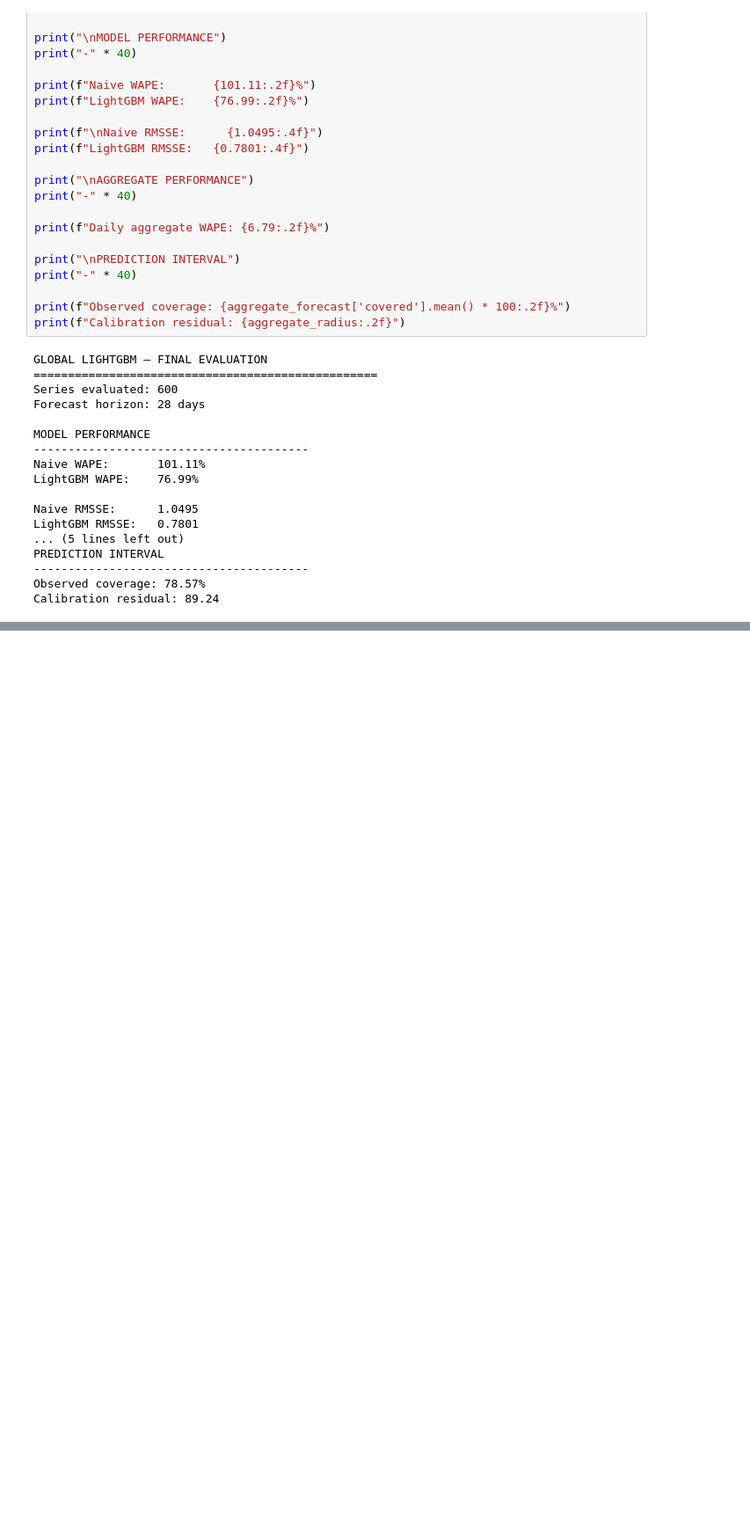
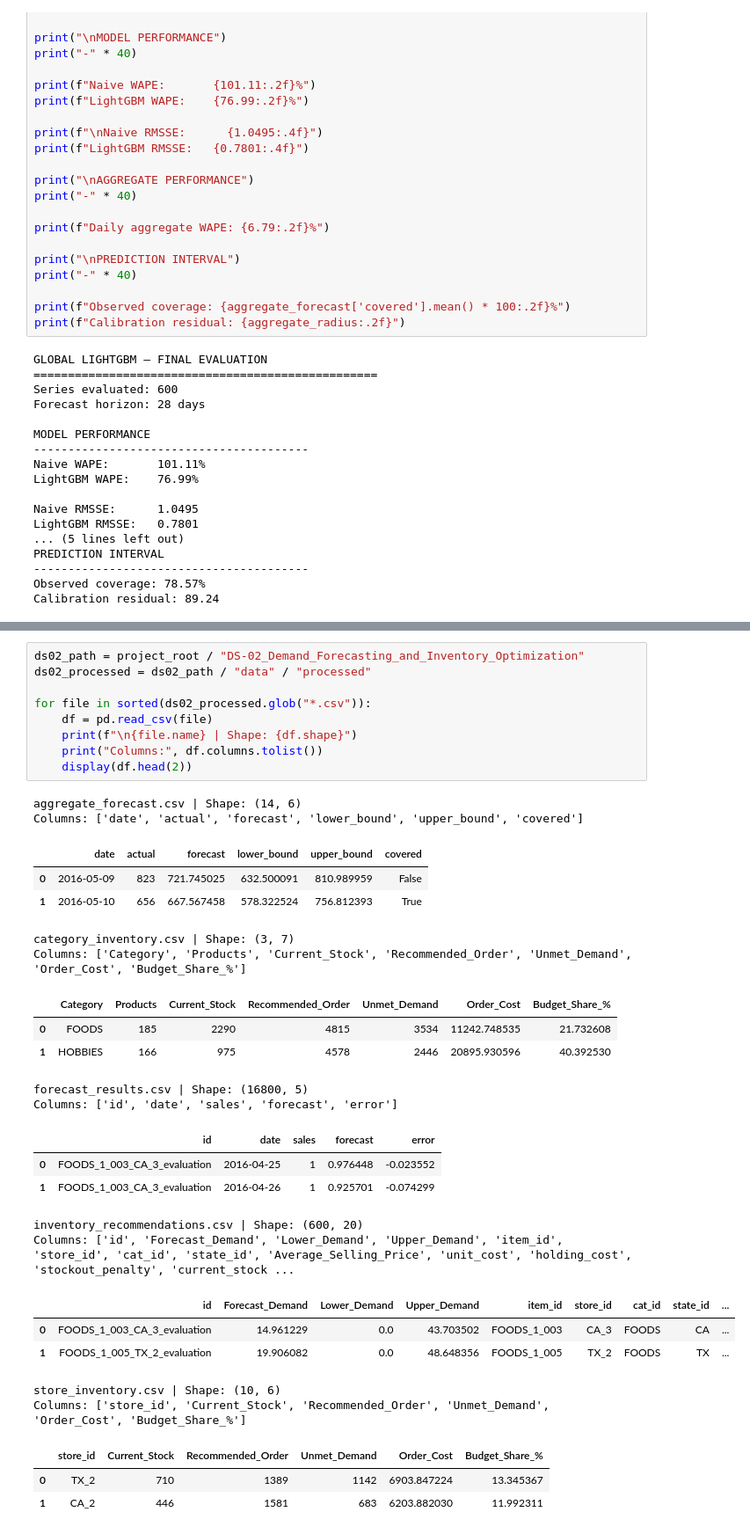
Before and after one commit to saudjabarali/Nexvia-Technologies-Data-Science-Internship, a Jupyter notebook: DS-02_Demand_Forecasting_and_Inventory_Optimization/main2.ipynb, the cells around one changed output, grey strips where cells are left out. Shown at 88% size. Saved outputs shown, nothing was run; the diff lists cells and outputs as text; blank space fills up the shorter version.

```diff
--- a/DS-02_Demand_Forecasting_and_Inventory_Optimization/main2.ipynb
+++ b/DS-02_Demand_Forecasting_and_Inventory_Optimization/main2.ipynb
@@ -4103,0 +4334,35 @@ Calibration residual: 89.24
+# %%
+ds02_path = project_root / "DS-02_Demand_Forecasting_and_Inventory_Optimization"
+ds02_processed = ds02_path / "data" / "processed"
+
+for file in sorted(ds02_processed.glob("*.csv")):
+    df = pd.read_csv(file)
+    print(f"\n{file.name} | Shape: {df.shape}")
+    print("Columns:", df.columns.tolist())
+    display(df.head(2))
+# %% [output]
+aggregate_forecast.csv | Shape: (14, 6)
+Columns: ['date', 'actual', 'forecast', 'lower_bound', 'upper_bound', 'covered']
+|  | date | actual | forecast | lower_bound | upper_bound | covered |
+| 0 | 2016-05-09 | 823 | 721.745025 | 632.500091 | 810.989959 | False |
+| 1 | 2016-05-10 | 656 | 667.567458 | 578.322524 | 756.812393 | True |
+category_inventory.csv | Shape: (3, 7)
+Columns: ['Category', 'Products', 'Current_Stock', 'Recommended_Order', 'Unmet_Demand', 'Order_Cost', 'Budget_Share_%']
+|  | Category | Products | Current_Stock | Recommended_Order | Unmet_Demand | Order_Cost | Budget_Share_% |
+| 0 | FOODS | 185 | 2290 | 4815 | 3534 | 11242.748535 | 21.732608 |
+| 1 | HOBBIES | 166 | 975 | 4578 | 2446 | 20895.930596 | 40.392530 |
+forecast_results.csv | Shape: (16800, 5)
+Columns: ['id', 'date', 'sales', 'forecast', 'error']
+|  | id | date | sales | forecast | error |
+| 0 | FOODS_1_003_CA_3_evaluation | 2016-04-25 | 1 | 0.976448 | -0.023552 |
+| 1 | FOODS_1_003_CA_3_evaluation | 2016-04-26 | 1 | 0.925701 | -0.074299 |
+inventory_recommendations.csv | Shape: (600, 20)
+Columns: ['id', 'Forecast_Demand', 'Lower_Demand', 'Upper_Demand', 'item_id', 'store_id', 'cat_id', 'state_id', 'Average_Selling_Price', 'unit_cost', 'holding_cost', 'stockout_penalty', 'current_stock ...
+|  | id | Forecast_Demand | Lower_Demand | Upper_Demand | item_id | store_id | cat_id | state_id | ... |
+| 0 | FOODS_1_003_CA_3_evaluation | 14.961229 | 0.0 | 43.703502 | FOODS_1_003 | CA_3 | FOODS | CA | ... |
+| 1 | FOODS_1_005_TX_2_evaluation | 19.906082 | 0.0 | 48.648356 | FOODS_1_005 | TX_2 | FOODS | TX | ... |
+store_inventory.csv | Shape: (10, 6)
+Columns: ['store_id', 'Current_Stock', 'Recommended_Order', 'Unmet_Demand', 'Order_Cost', 'Budget_Share_%']
+|  | store_id | Current_Stock | Recommended_Order | Unmet_Demand | Order_Cost | Budget_Share_% |
+| 0 | TX_2 | 710 | 1389 | 1142 | 6903.847224 | 13.345367 |
+| 1 | CA_2 | 446 | 1581 | 683 | 6203.882030 | 11.992311 |
```
Also changed, not shown: parts of 8 cells of this notebook, 1 other file.
